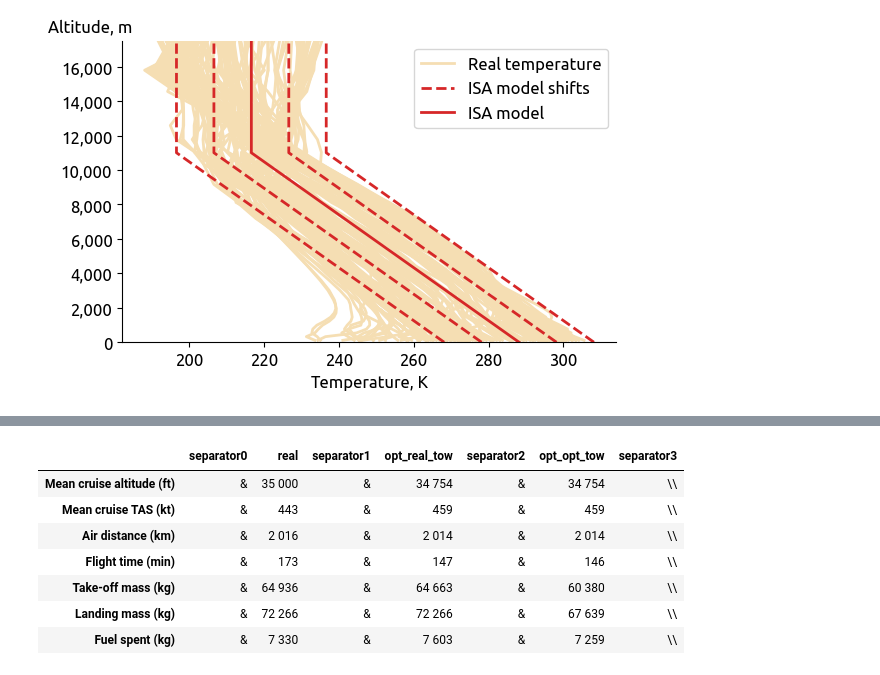
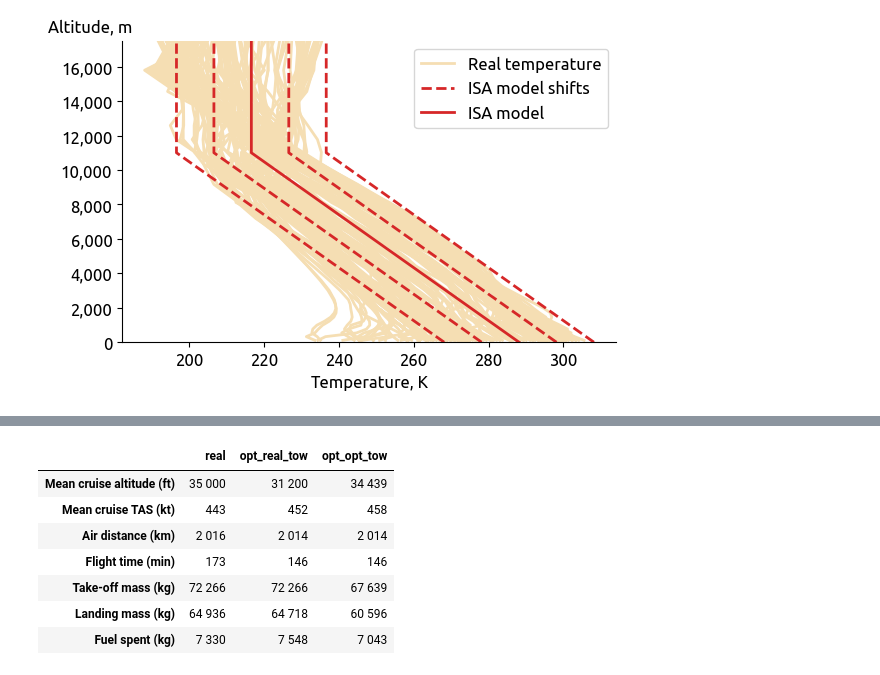
Before and after one commit to dus42/takeoff-mass, a Jupyter notebook: paper_plots.ipynb, the cells around one changed output, grey strips where cells are left out. Saved outputs shown, nothing was run; the diff lists cells and outputs as text; code cells hidden in the pictures.

```diff
--- a/paper_plots.ipynb
+++ b/paper_plots.ipynb
@@ -867,8 +901,8 @@ real_params = [
     f"{tas_real:,}".replace(",", " "),
     f"{int(sample_df.distance.max()):,}".replace(",", " "),
     f"{int(sample_df.ts.max() / 60):,}".replace(",", " "),
+    f"{int(sample_df.gw_kg.max()):,}".replace(",", " "),
     f"{int(sample_df.gw_kg.min()):,}".replace(",", " "),
-    f"{int(sample_df.gw_kg.max()):,}".replace(",", " "),
     f"{int(sample_df.gw_kg.max() - sample_df.gw_kg.min()):,}".replace(",", " "),
 ]
 alt_opt1 = flight.query("-500<vertical_rate<50").altitude.mean().astype(int)
@@ -878,54 +912,49 @@ opt1_params = [
     f"{tas_opt1:,}".replace(",", " "),
     f"{int(flight.distance.max()):,}".replace(",", " "),
     f"{int(flight.ts.max() / 60):,}".replace(",", " "),
+    f"{int(flight.mass.max()):,}".replace(",", " "),
     f"{int(flight.mass.min()):,}".replace(",", " "),
-    f"{int(flight.mass.max()):,}".replace(",", " "),
     f"{int(flight.mass.max() - flight.mass.min()):,}".replace(",", " "),
 ]
 
-alt_opt2 = flight.query("-500<vertical_rate<50").altitude.mean().astype(int)
-tas_opt2 = flight.query("-500<vertical_rate<50").tas.mean().astype(int)
+alt_opt2 = flight1.query("-500<vertical_rate<50").altitude.mean().astype(int)
+tas_opt2 = flight1.query("-500<vertical_rate<50").tas.mean().astype(int)
 opt2_params = [
     f"{alt_opt2:,}".replace(",", " "),
     f"{tas_opt2:,}".replace(",", " "),
     f"{int(flight1.distance.max()):,}".replace(",", " "),
     f"{int(flight1.ts.max() / 60):,}".replace(",", " "),
+    f"{int(flight1.mass.max()):,}".replace(",", " "),
     f"{int(flight1.mass.min()):,}".replace(",", " "),
-    f"{int(flight1.mass.max()):,}".replace(",", " "),
     f"{int(flight1.mass.max() - flight1.mass.min()):,}".replace(",", " "),
 ]
 df_roo = pd.DataFrame(
-    np.array(["&"] * 7).reshape(7, 1),
-    columns=["separator0"],
+    np.zeros(
+        7,
+    ),
+    columns=["real"],
     index=[
         "Mean cruise altitude (ft) ",
         "Mean cruise TAS (kt)",
         "Air distance (km)",
         "Flight time (min)",
         "Take-off mass (kg) ",
         "Landing mass (kg)",
         "Fuel spent (kg)",
     ],
 ).assign(
     real=real_params,
-    separator1=["&"] * 7,
     opt_real_tow=opt2_params,
-    separator2=["&"] * 7,
     opt_opt_tow=opt1_params,
-    separator3=[r"\\"] * 7,
 )
-# df_roo = df_roo.assign(
-
-#     opt_real_tow=lambda x: round(x.opt_real_tow, 0).astype(int),
-#     opt_opt_tow=lambda x: round(x.opt_opt_tow, 0).astype(int),
-# )
+# print(df_roo.rename(columns = {"real":"Real", "opt_real_tow":"Optimal (Actual TOW)","opt_opt_tow":"Optimal (Estimated TOW)",}).to_latex())
 df_roo
 # %% [output]
-|  | separator0 | real | separator1 | opt_real_tow | separator2 | opt_opt_tow | separator3 |
-| Mean cruise altitude (ft) | & | 35 000 | & | 34 754 | & | 34 754 | \\ |
-| Mean cruise TAS (kt) | & | 443 | & | 459 | & | 459 | \\ |
-| Air distance (km) | & | 2 016 | & | 2 014 | & | 2 014 | \\ |
-| Flight time (min) | & | 173 | & | 147 | & | 146 | \\ |
-| Take-off mass (kg) | & | 64 936 | & | 64 663 | & | 60 380 | \\ |
-| Landing mass (kg) | & | 72 266 | & | 72 266 | & | 67 639 | \\ |
-| Fuel spent (kg) | & | 7 330 | & | 7 603 | & | 7 259 | \\ |
+|  | real | opt_real_tow | opt_opt_tow |
+| Mean cruise altitude (ft) | 35 000 | 31 200 | 34 439 |
+| Mean cruise TAS (kt) | 443 | 452 | 458 |
+| Air distance (km) | 2 016 | 2 014 | 2 014 |
+| Flight time (min) | 173 | 146 | 146 |
+| Take-off mass (kg) | 72 266 | 72 266 | 67 639 |
+| Landing mass (kg) | 64 936 | 64 718 | 60 596 |
+| Fuel spent (kg) | 7 330 | 7 548 | 7 043 |
```
Also changed, not shown: parts of 19 cells of this notebook, 11 other files.
